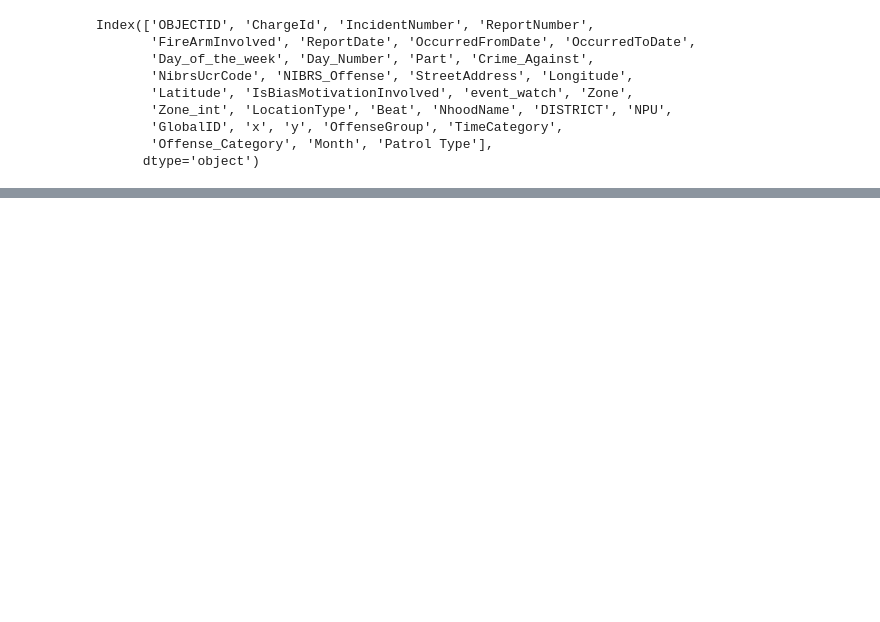
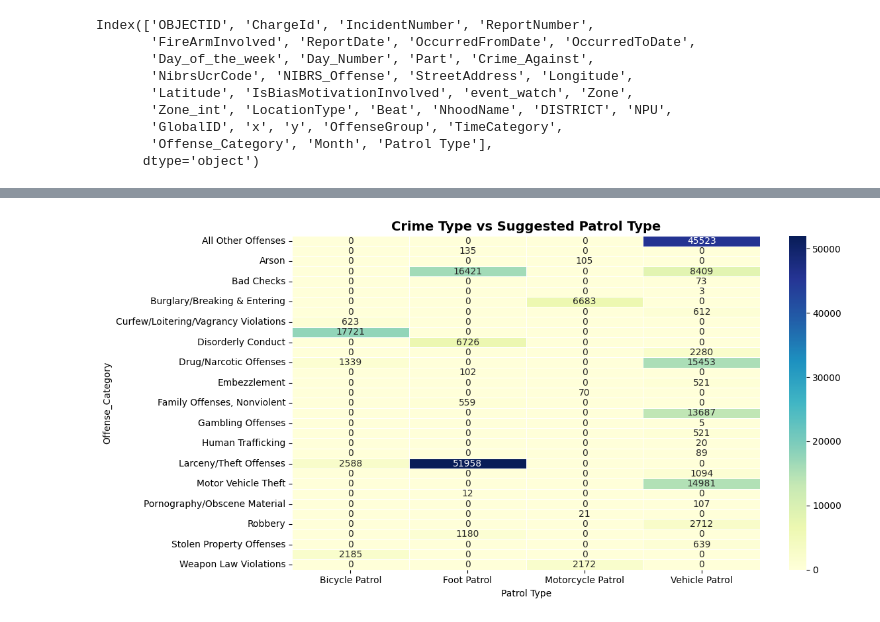
Before and after one commit to ShreyaChivilkar/ATLSHIELD, a Jupyter notebook: EDA.ipynb, the cells around one changed output, grey strips where cells are left out. Drawn from its saved outputs; the diff is of its cells as text; code cells hidden in the pictures; blank space fills up the shorter version.

```diff
--- a/EDA.ipynb
+++ b/EDA.ipynb
@@ -704,3 +651,11 @@ Index(['OBJECTID', 'ChargeId', 'IncidentNumber', 'ReportNumber',
       dtype='object')
 # %%
 df.to_csv('encoded_crime_data.csv', index=False)
+# %%
+
+import pandas as pd
+df = pd.read_csv('encoded_crime_data.csv', low_memory=False)
+
+df['ReportDate'] = pd.to_datetime(df['ReportDate'])
+df['Month'] = df['ReportDate'].dt.month
+df.columns
@@ -706,0 +673,15 @@ df.to_csv('encoded_crime_data.csv', index=False)
+# %%
+import matplotlib.pyplot as plt
+import seaborn as sns
+
+cross_tab = pd.crosstab(df['Offense_Category'], df['PatrolType'])
+
+plt.figure(figsize=(12, 6))
+sns.heatmap(cross_tab, annot=True, fmt='d', cmap='YlGnBu', linewidths=0.5, linecolor='white')
+plt.title("Crime Type vs Suggested Patrol Type", fontsize=14, weight='bold')
+plt.ylabel("Offense_Category")
+plt.xlabel("Patrol Type")
+plt.tight_layout()
+plt.show()
+# %% [output]
+[figure, added]
```
Also changed, not shown: parts of 8 cells of this notebook.
